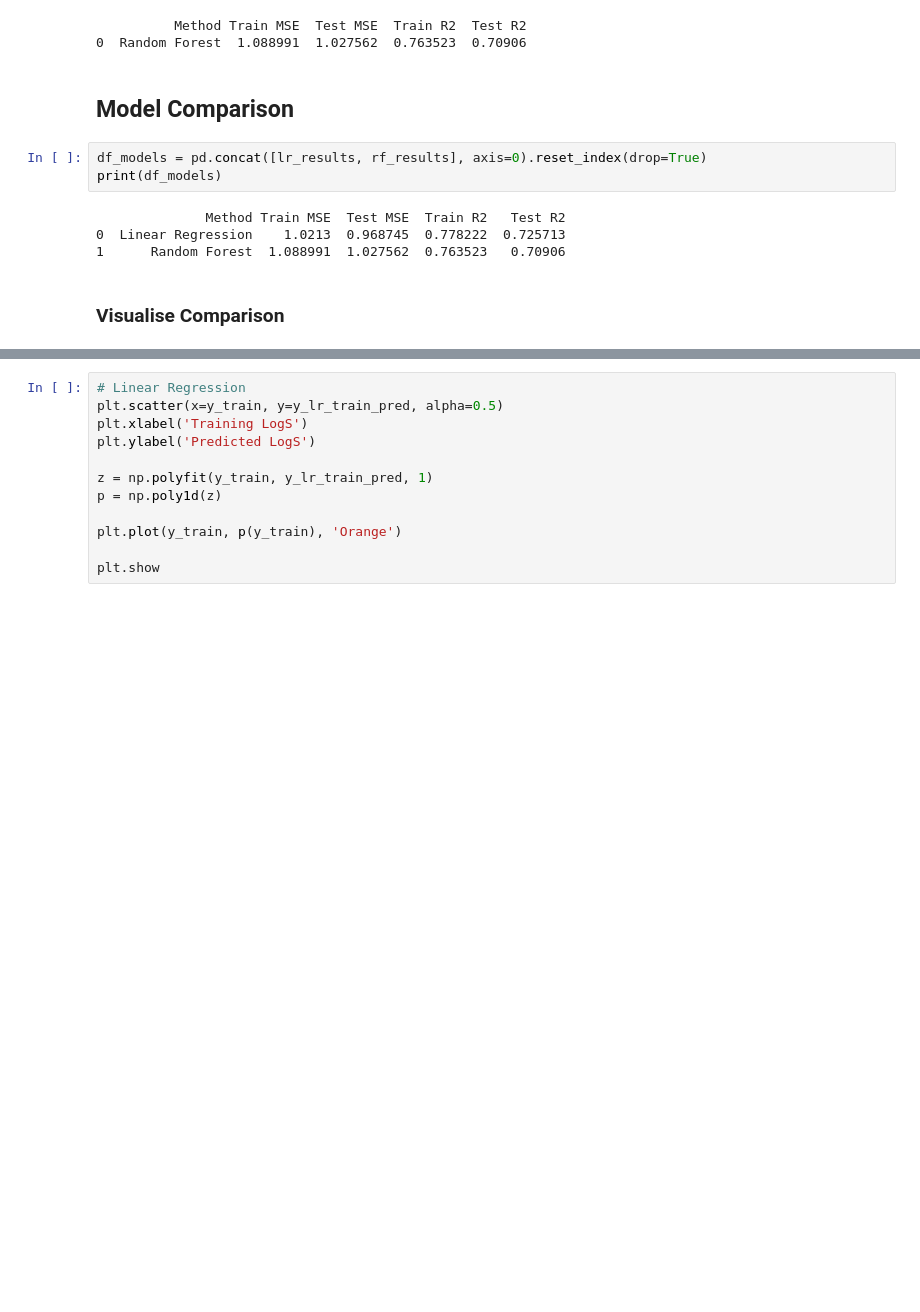
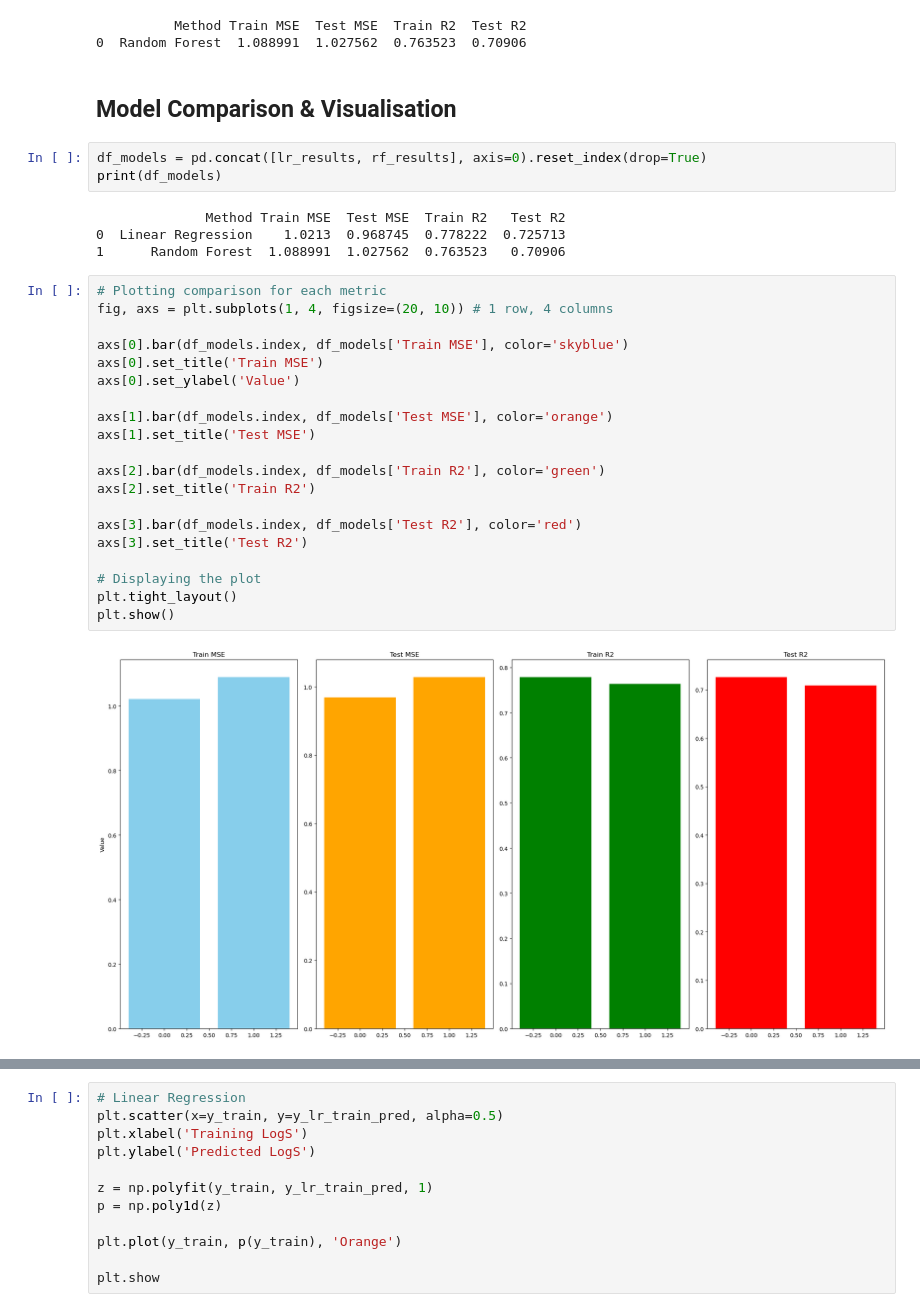
Before and after one commit to leepiau/ml_1, a Jupyter notebook: src/ml_1.ipynb, the cells around one changed output, grey strips where cells are left out. Saved outputs shown, nothing was run; the diff lists cells and outputs as text; blank space fills up the shorter version.

```diff
--- a/src/ml_1.ipynb
+++ b/src/ml_1.ipynb
@@ -144,7 +158,7 @@ print(rf_results)
           Method Train MSE  Test MSE  Train R2  Test R2
 0  Random Forest  1.088991  1.027562  0.763523  0.70906
 # %% [markdown]
-## Model Comparison
+## Model Comparison & Visualisation
 # %%
 df_models = pd.concat([lr_results, rf_results], axis=0).reset_index(drop=True)
 print(df_models)
@@ -152,5 +166,25 @@ print(df_models)
               Method Train MSE  Test MSE  Train R2   Test R2
 0  Linear Regression    1.0213  0.968745  0.778222  0.725713
 1      Random Forest  1.088991  1.027562  0.763523   0.70906
-# %% [markdown]
-### Visualise Comparison
+# %%
+# Plotting comparison for each metric
+fig, axs = plt.subplots(1, 4, figsize=(20, 10)) # 1 row, 4 columns
+
+axs[0].bar(df_models.index, df_models['Train MSE'], color='skyblue')
+axs[0].set_title('Train MSE')
+axs[0].set_ylabel('Value')
+
+axs[1].bar(df_models.index, df_models['Test MSE'], color='orange')
+axs[1].set_title('Test MSE')
+
+axs[2].bar(df_models.index, df_models['Train R2'], color='green')
+axs[2].set_title('Train R2')
+
+axs[3].bar(df_models.index, df_models['Test R2'], color='red')
+axs[3].set_title('Test R2')
+
+# Displaying the plot
+plt.tight_layout()
+plt.show()
+# %% [output]
+[figure, added]
```
Also changed, not shown: parts of 14 cells of this notebook.
